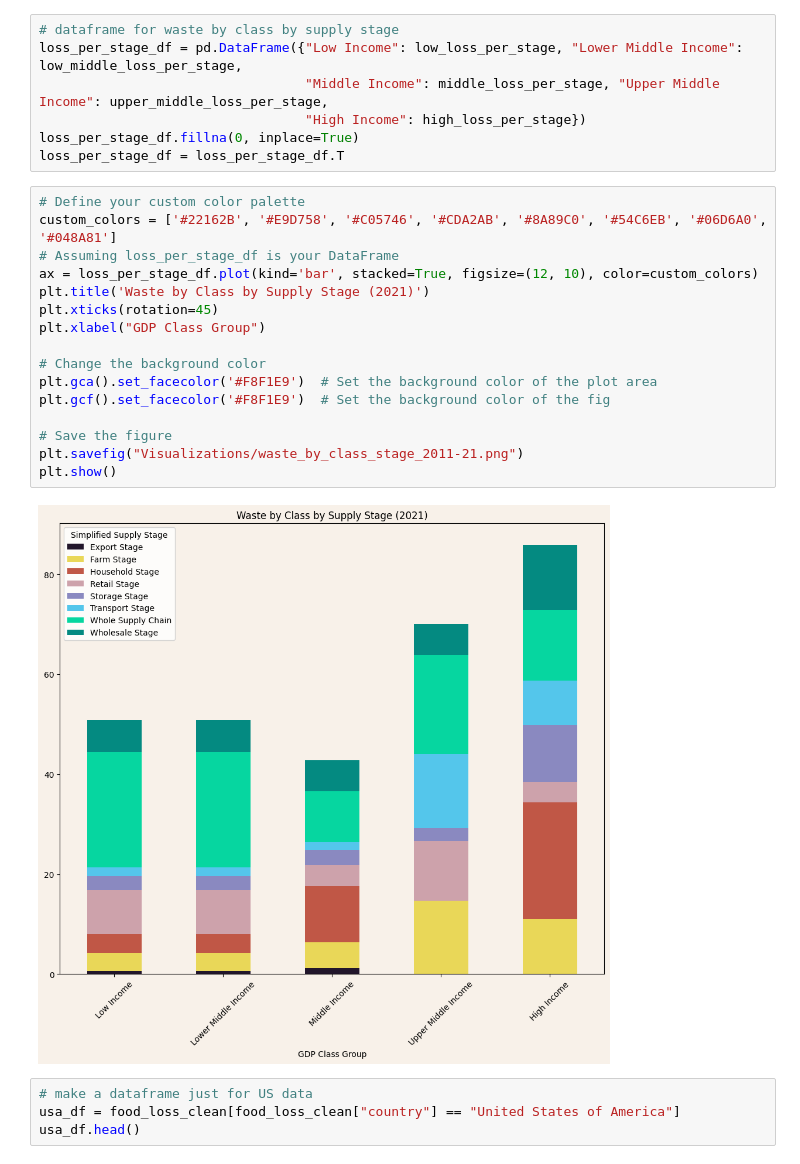
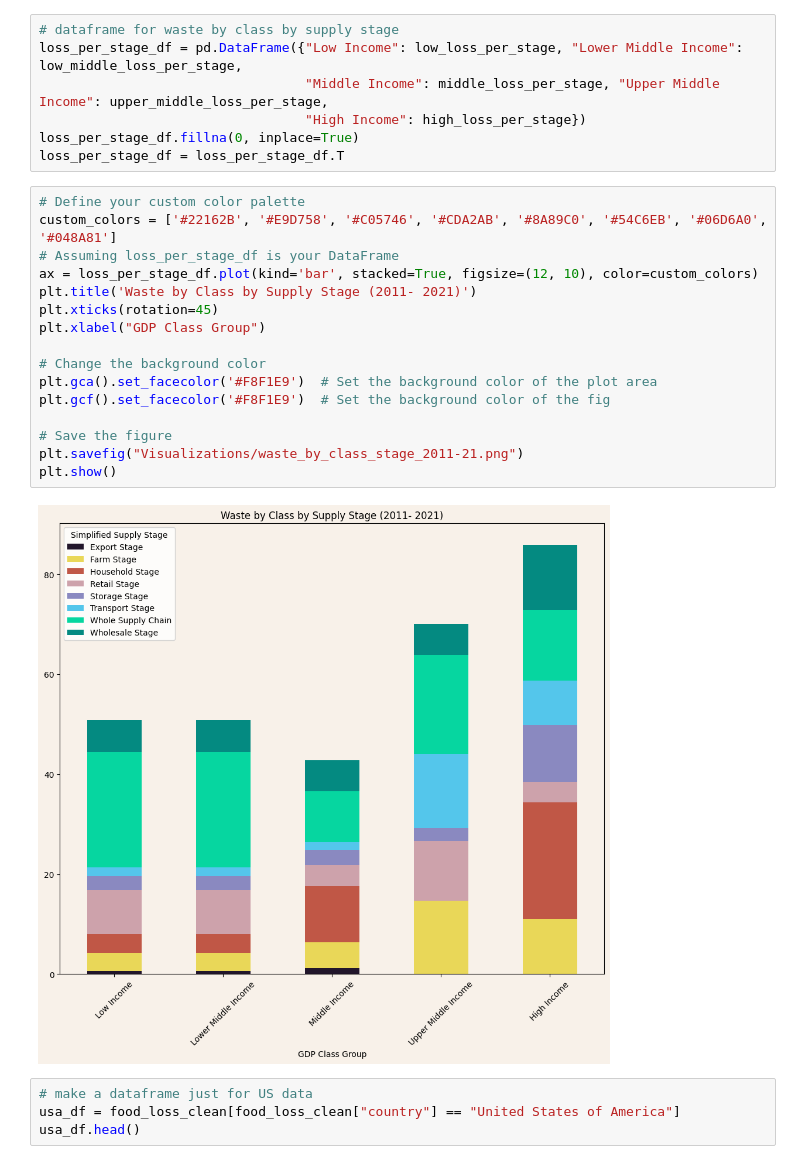
Before and after one commit to alanisrperez/food-waste-patterns, a Jupyter notebook: food-waste-tatyana.ipynb, the cells around one changed output. Cells and saved outputs as stored; diff of their text form.

Commit message:
changed title on a graph

```diff
--- a/food-waste-tatyana.ipynb
+++ b/food-waste-tatyana.ipynb
@@ -597,21 +597,21 @@ loss_per_stage_df = loss_per_stage_df.T
 # %%
 # Define your custom color palette
 custom_colors = ['#22162B', '#E9D758', '#C05746', '#CDA2AB', '#8A89C0', '#54C6EB', '#06D6A0', '#048A81']
 # Assuming loss_per_stage_df is your DataFrame
 ax = loss_per_stage_df.plot(kind='bar', stacked=True, figsize=(12, 10), color=custom_colors)
-plt.title('Waste by Class by Supply Stage (2021)')
+plt.title('Waste by Class by Supply Stage (2011- 2021)')
 plt.xticks(rotation=45)
 plt.xlabel("GDP Class Group")
 
 # Change the background color
 plt.gca().set_facecolor('#F8F1E9')  # Set the background color of the plot area
 plt.gcf().set_facecolor('#F8F1E9')  # Set the background color of the fig
 
 # Save the figure
 plt.savefig("Visualizations/waste_by_class_stage_2011-21.png")
 plt.show()
 # %% [output]
-[figure, old version]
+[figure, new version]
 # %%
 # make a dataframe just for US data
 usa_df = food_loss_clean[food_loss_clean["country"] == "United States of America"]
```
Also changed, not shown: 1 other file.
